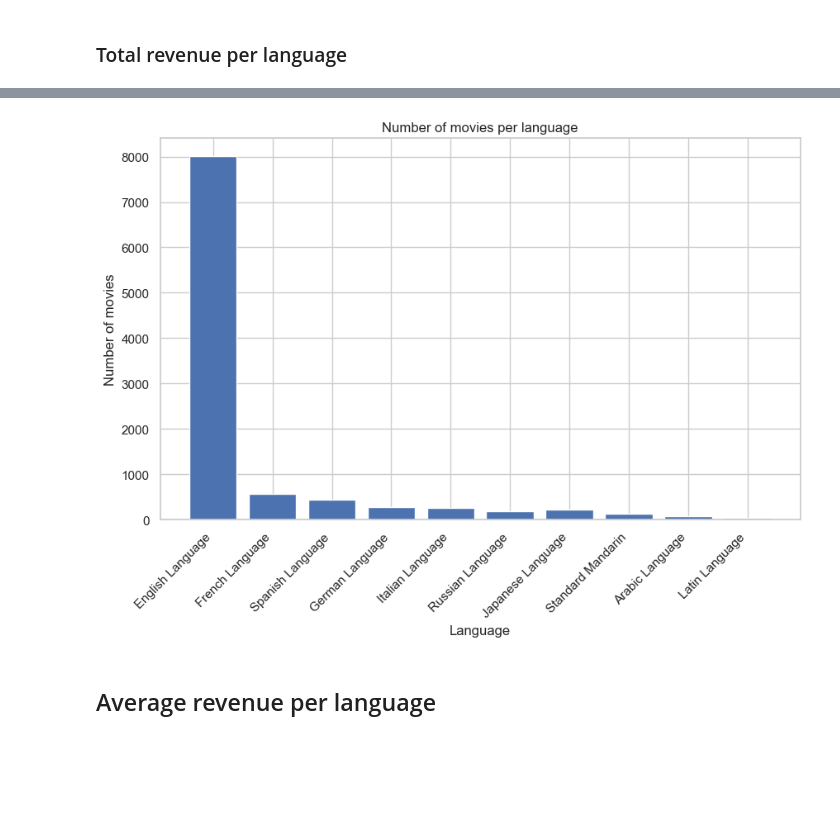
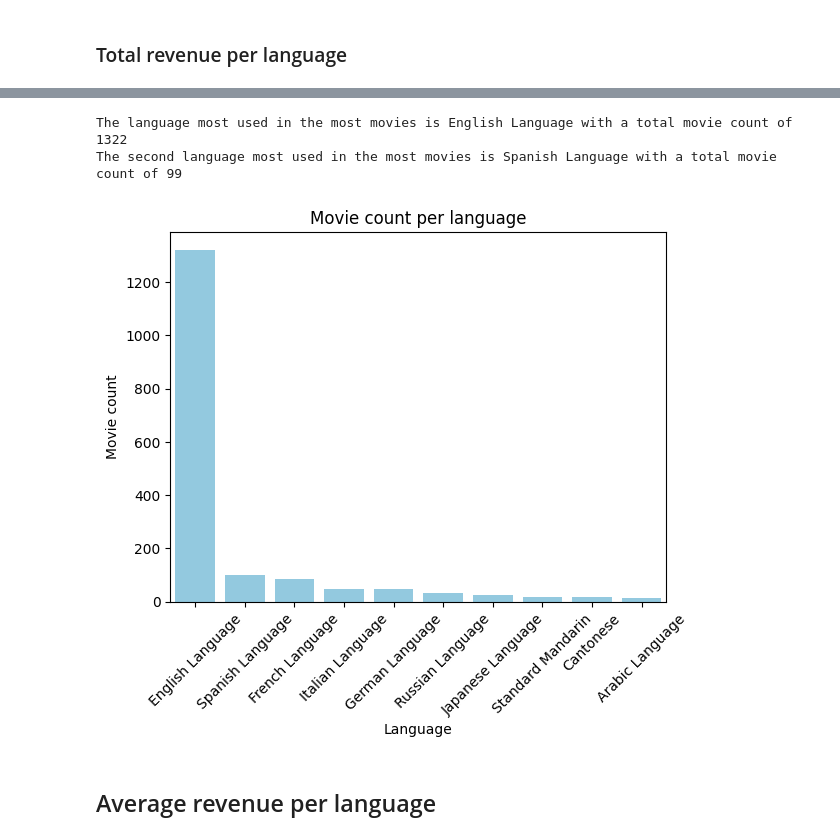
Before and after one commit to epfl-ada/ada-2023-project-pandalysts, a Jupyter notebook: P2.ipynb, the cells around one changed output, grey strips where cells are left out. Saved outputs shown, nothing was run; the diff lists cells and outputs as text; code cells hidden in the pictures; blank space fills up the shorter version.

```diff
--- a/P2.ipynb
+++ b/P2.ipynb
@@ -458,24 +514,17 @@ The language that makes the most money is English Language with a total revenue
-# %%
-df_language = merged_df[['Freebase_movie_ID', 'Movie_name', 'Movie_box_office_revenue', 'Movie_languages_clean']]
-df_language = df_language.explode('Movie_languages_clean')
-language_revenue = df_language.groupby('Movie_languages_clean')['Movie_box_office_revenue'].agg(['sum', 'count']).reset_index()
-language_revenue = language_revenue.sort_values(by='sum', ascending=False)
-
-# Calculate the average revenue per movie for each language
-language_stats = df_language.groupby('Movie_languages_clean')['Movie_box_office_revenue'].agg(['sum', 'count'])
-language_stats['average_revenue_per_movie'] = language_stats['sum'] / language_stats['count']
-language_stats = language_stats.sort_values(by='average_revenue_per_movie', ascending=False)
-
-plt.figure(figsize=(10, 6))
-plt.bar(language_revenue['Movie_languages_clean'][:10], language_revenue['count'][:10])
-plt.xlabel('Language')
-plt.ylabel('Number of movies')
-plt.title('Number of movies per language')
-plt.xticks(rotation=45, ha='right')
-
-plt.show()
-# %% [output]
-[figure, removed]
+# %%
+language_revenue = df_language.groupby('Movie_languages_clean').size().reset_index(name='counts')
+language_revenue = language_revenue.sort_values(by='counts', ascending=False)
+sns.barplot(language_revenue.head(10), x='Movie_languages_clean', y='counts', color='skyblue')
+plt.xlabel('Language')
+plt.ylabel('Movie count')
+plt.title('Movie count per language')
+plt.xticks(rotation=45)
+print(f"The language most used in the most movies is {language_revenue.iloc[0]['Movie_languages_clean']} with a total movie count of {language_revenue.iloc[0]['counts']}")
+print(f"The second language most used in the most movies is {language_revenue.iloc[1]['Movie_languages_clean']} with a total movie count of {language_revenue.iloc[1]['counts']}")
+# %% [output]
+The language most used in the most movies is English Language with a total movie count of 1322
+The second language most used in the most movies is Spanish Language with a total movie count of 99
+[figure, added]
 # %% [markdown]
 ## Average revenue per language
 # %%
```
Also changed, not shown: parts of 36 cells of this notebook.
